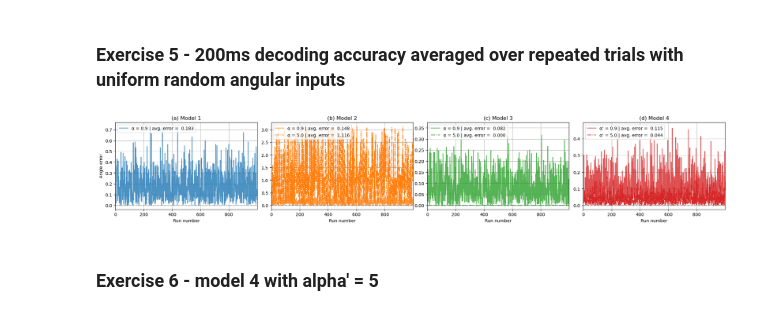
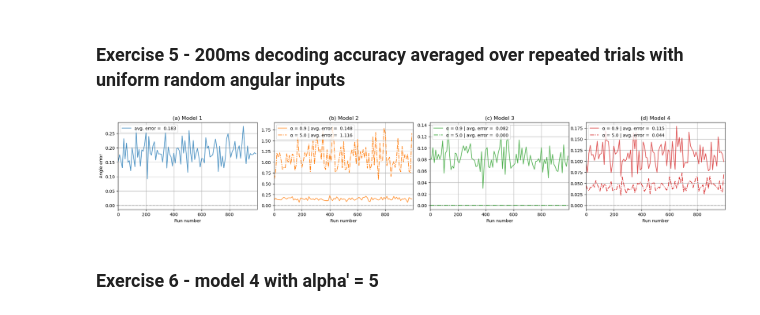
Before and after one commit to elbertwang00/4G3-Courseworks, a Jupyter notebook: Coursework1/coursework1.ipynb, the cells around one changed output. Drawn from its saved outputs; the diff is of its cells as text; code cells hidden in the pictures.

```diff
--- a/Coursework1/coursework1.ipynb
+++ b/Coursework1/coursework1.ipynb
@@ -268,44 +284,34 @@ for trial in tqdm(range(1000)):
-# %%
-fig, ax = plt.subplots(1,4, figsize=[20,3.5])
-
-for i in range(nModels):
-    idx = i
-    if i>3:
-        idx = i-3
-        if i==6:
-            ax[idx].plot(decodeAccuracies5[i], color=defaultColors[idx], linestyle='-.', label=f"α' = 5.0 | avg. error = {np.mean(decodeAccuracies5[i]) : .3f}")
-        else:
-            ax[idx].plot(decodeAccuracies5[i], color=defaultColors[idx], linestyle='-.', label=f"α = 5.0 | avg. error = {np.mean(decodeAccuracies5[i]) : .3f}")
-        ax[idx].grid()
-    else:
-        if i==3:
-            ax[idx].plot(decodeAccuracies5[i], color=defaultColors[idx], alpha=0.8, label=f"α' = 0.9 | avg. error = {np.mean(decodeAccuracies5[i]) : .3f}")
-        else:
-            ax[idx].plot(decodeAccuracies5[i], color=defaultColors[idx], alpha=0.8, label=f"α = 0.9 | avg. error = {np.mean(decodeAccuracies5[i]) : .3f}")
-
-    ax[idx].hlines(0,-2,len(decodeAccuracies5[idx])+2, color='black', linestyle='--', alpha=0.2, label='_Hidden')
-    ax[idx].set_title(f'({letters[idx]}) Model {idx+1}')
-    ax[idx].set_xlabel('Run number')
-
-    ax[idx].set_xlim(-0.5, len(decodeAccuracies5[idx])-0.5)
-    # ax[idx].set_ylim(-0.02, np.pi)
-    # ax[idx].set_yscale('log')
-    ax[idx].grid()
-
-    if i!=0:
-        # ax[idx].set_yticklabels([])
-        i=i
-    else:
-        ax[idx].set_ylabel('Angle error')
-
-ax[0].legend(loc='upper left')
-ax[1].legend(loc='upper left')
-ax[2].legend(loc='upper left')
-ax[3].legend(loc='upper left')
-fig.tight_layout(pad=0.3)
-plt.show()
-# %% [output]
-[figure, removed]
+# %%
+fig, ax = plt.subplots(1,4, figsize=[20,3.5])
+
+avgStepSize = 10
+
+ax[0].plot(np.arange(0,len(decodeAccuracies5[0]),avgStepSize), trialAvg(decodeAccuracies5[0],avgStepSize), color=defaultColors[0], alpha=0.8, label=f"avg. error = {np.mean(decodeAccuracies5[0]) : .3f}")
+ax[1].plot(np.arange(0,len(decodeAccuracies5[0]),avgStepSize), trialAvg(decodeAccuracies5[1],avgStepSize), color=defaultColors[1], alpha=0.8, label=f"α = 0.9 | avg. error = {np.mean(decodeAccuracies5[1]) : .3f}")
+ax[1].plot(np.arange(0,len(decodeAccuracies5[0]),avgStepSize), trialAvg(decodeAccuracies5[4],avgStepSize), color=defaultColors[1], linestyle='-.', label=f"α = 5.0 | avg. error = {np.mean(decodeAccuracies5[4]) : .3f}")
+ax[2].plot(np.arange(0,len(decodeAccuracies5[0]),avgStepSize), trialAvg(decodeAccuracies5[2],avgStepSize), color=defaultColors[2], alpha=0.8, label=f"α = 0.9 | avg. error = {np.mean(decodeAccuracies5[2]) : .3f}")
+ax[2].plot(np.arange(0,len(decodeAccuracies5[0]),avgStepSize), trialAvg(decodeAccuracies5[5],avgStepSize), color=defaultColors[2], linestyle='-.', label=f"α = 5.0 | avg. error = {np.mean(decodeAccuracies5[5]) : .3f}")
+ax[3].plot(np.arange(0,len(decodeAccuracies5[0]),avgStepSize), trialAvg(decodeAccuracies5[3],avgStepSize), color=defaultColors[3], alpha=0.8, label=f"α = 0.9 | avg. error = {np.mean(decodeAccuracies5[3]) : .3f}")
+ax[3].plot(np.arange(0,len(decodeAccuracies5[0]),avgStepSize), trialAvg(decodeAccuracies5[6],avgStepSize), color=defaultColors[3], linestyle='-.', label=f"α = 5.0 | avg. error = {np.mean(decodeAccuracies5[6]) : .3f}")
+
+for idx in range(4):
+
+    ax[idx].hlines(0,-2,len(decodeAccuracies5[idx])+2, color='black', linestyle='--', alpha=0.2, label='_Hidden')
+    ax[idx].set_title(f'({letters[idx]}) Model {idx+1}')
+    ax[idx].set_xlabel('Run number')
+
+    ax[idx].set_xlim(-0.5, len(decodeAccuracies5[0])-0.5)
+    # ax[idx].set_ylim(-0.02, np.pi)
+    # ax[idx].set_yscale('log')
+    ax[idx].grid()
+
+    ax[idx].legend(loc='upper left')
+
+ax[0].set_ylabel('Angle error')
+fig.tight_layout(pad=0.3)
+plt.show()
+# %% [output]
+[figure, added]
 # %% [markdown]
 ### Exercise 6 - model 4 with alpha' = 5
 # %%
```
Also changed, not shown: parts of 10 cells of this notebook, 1 other file.
